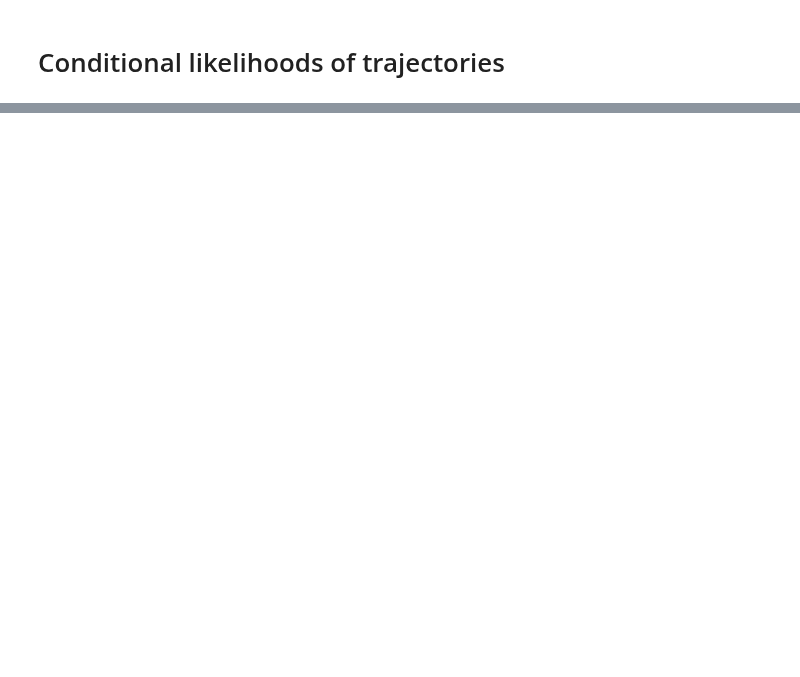
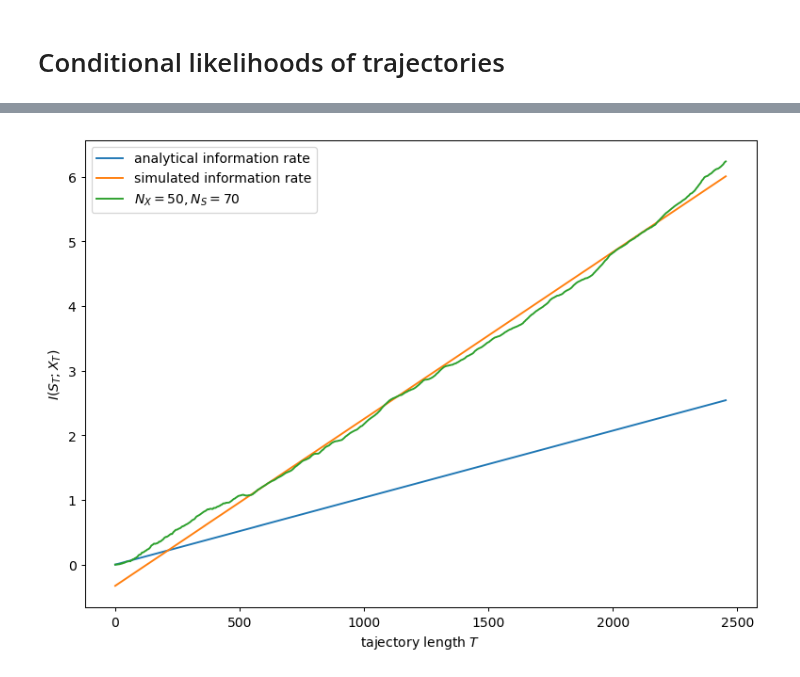
Before and after one commit to manuel-rhdt/master-thesis, a Jupyter notebook: analyzer/mutual_information.ipynb, the cells around one changed output, grey strips where cells are left out. Saved outputs shown, nothing was run; the diff lists cells and outputs as text; code cells hidden in the pictures; blank space fills up the shorter version.

```diff
--- a/analyzer/mutual_information.ipynb
+++ b/analyzer/mutual_information.ipynb
@@ -53,0 +92,9 @@ plt.plot(x, mutual_information, label='$N_X={}, N_S={}$'.format(num_r, num_s));
+# %%
+plt.plot(x, theoretical_rate*x, label='analytical information rate')
+plt.plot(x, linear(x, rate, offset), label='simulated information rate')
+plt.plot(x, mi_mean, label='$N_X={}, N_S={}$'.format(num_r, num_s))
+plt.ylabel('$I(S_T;X_T)$')
+plt.xlabel('tajectory length $T$')
+plt.legend();
+# %% [output]
+[figure, added]
```
Also changed, not shown: parts of 26 cells of this notebook, 22 other files.
